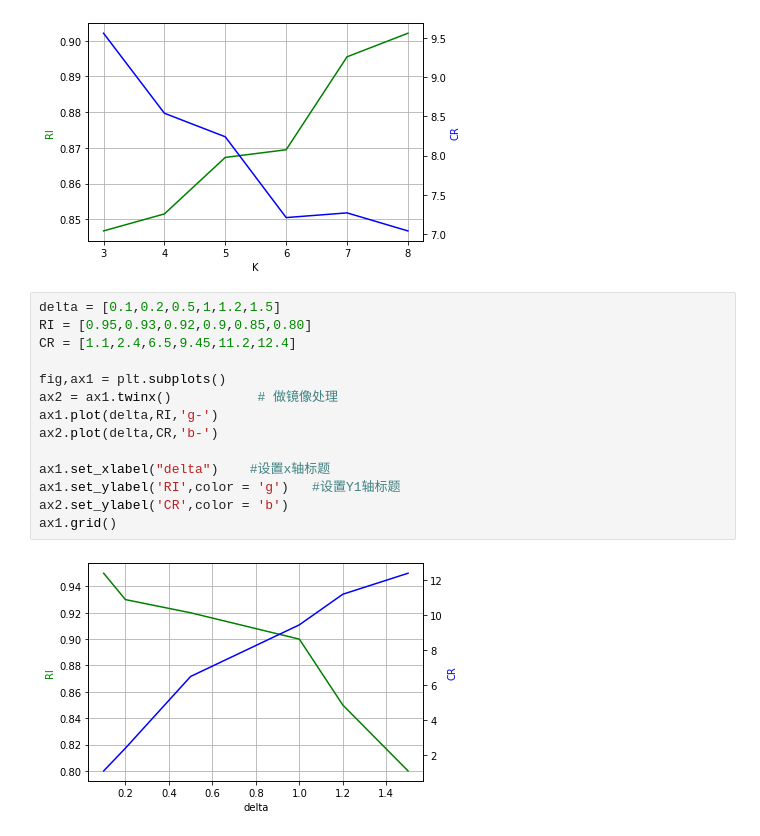
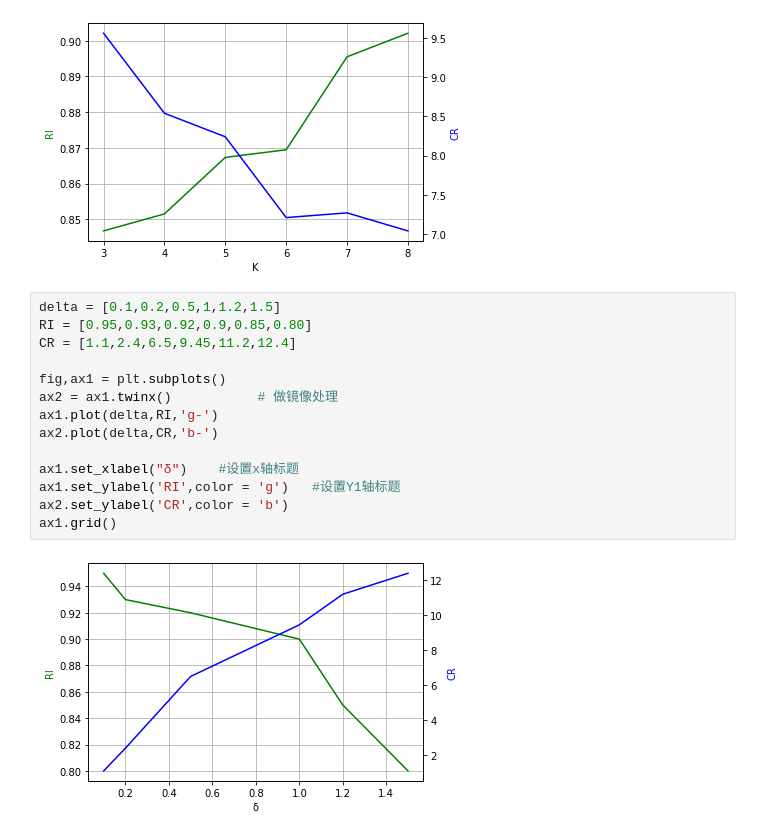
Before and after one commit to suchfun/MasterThesis, a Jupyter notebook: experience/ch4_experience/baseline.ipynb, the cells around one changed output. Drawn from its saved outputs; the diff is of its cells as text.

```diff
--- a/experience/ch4_experience/baseline.ipynb
+++ b/experience/ch4_experience/baseline.ipynb
@@ -581,16 +581,16 @@ ax1.grid()
 # %%
 delta = [0.1,0.2,0.5,1,1.2,1.5]
 RI = [0.95,0.93,0.92,0.9,0.85,0.80]
 CR = [1.1,2.4,6.5,9.45,11.2,12.4]
 
 fig,ax1 = plt.subplots()
 ax2 = ax1.twinx()           # 做镜像处理
 ax1.plot(delta,RI,'g-')
 ax2.plot(delta,CR,'b-')
 
-ax1.set_xlabel("delta")    #设置x轴标题
+ax1.set_xlabel("δ")    #设置x轴标题
 ax1.set_ylabel('RI',color = 'g')   #设置Y1轴标题
 ax2.set_ylabel('CR',color = 'b')
 ax1.grid()
 # %% [output]
-[figure, old version]
+[figure, new version]
```
Also changed, not shown: parts of 1 cell of this notebook, 12 other files.
